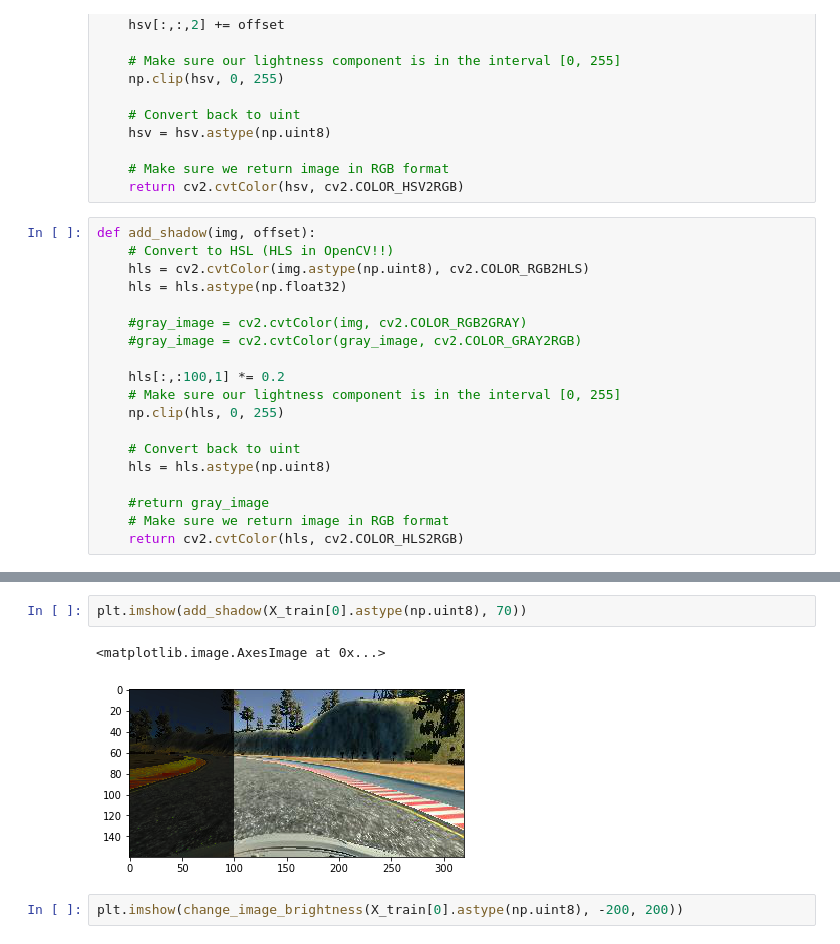
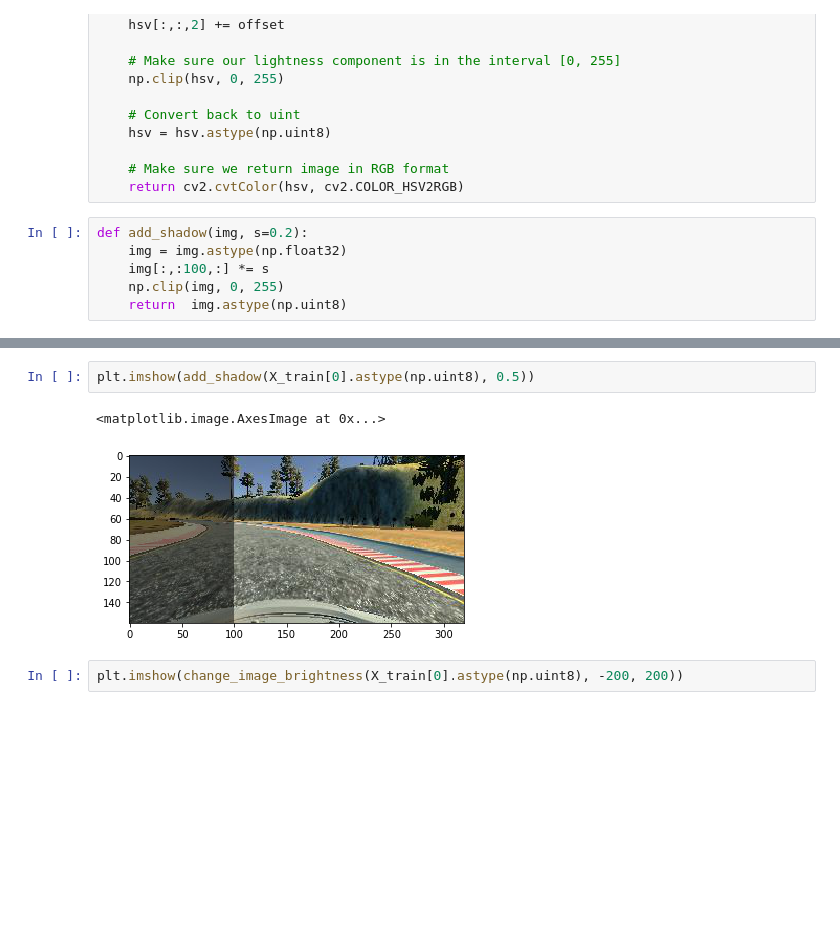
Before and after one commit to Bilalkhanten/CarND-Behavioral-Cloning-P3, a Jupyter notebook: Behavioural_Driving.ipynb, the cells around one changed output, grey strips where cells are left out. Cells and saved outputs as stored; diff of their text form; blank space fills up the shorter version.

```diff
--- a/Behavioural_Driving.ipynb
+++ b/Behavioural_Driving.ipynb
@@ -135,22 +135,9 @@ def change_image_brightness(img, low, high):
 
     # Make sure we return image in RGB format
     return cv2.cvtColor(hsv, cv2.COLOR_HSV2RGB)
-# %%
-def add_shadow(img, offset):
-    # Convert to HSL (HLS in OpenCV!!)
-    hls = cv2.cvtColor(img.astype(np.uint8), cv2.COLOR_RGB2HLS)
-    hls = hls.astype(np.float32)
-
-    #gray_image = cv2.cvtColor(img, cv2.COLOR_RGB2GRAY)
-    #gray_image = cv2.cvtColor(gray_image, cv2.COLOR_GRAY2RGB)
-
-    hls[:,:100,1] *= 0.2
-    # Make sure our lightness component is in the interval [0, 255]
-    np.clip(hls, 0, 255)
-
-    # Convert back to uint
-    hls = hls.astype(np.uint8)
-
-    #return gray_image
-    # Make sure we return image in RGB format
-    return cv2.cvtColor(hls, cv2.COLOR_HLS2RGB)
+# %%
+def add_shadow(img, s=0.2):
+    img = img.astype(np.float32)
+    img[:,:100,:] *= s
+    np.clip(img, 0, 255)
+    return  img.astype(np.uint8)
@@ -226,10 +238,10 @@ def generate_images(df, target_dimensions, img_types, st_column, st_angle_calibr
 
         yield batch, steering_angles
 # %%
-plt.imshow(add_shadow(X_train[0].astype(np.uint8), 70))
+plt.imshow(add_shadow(X_train[0].astype(np.uint8), 0.5))
 # %% [output]
 <matplotlib.image.AxesImage at 0x...>
-[figure, old version]
+[figure, new version]
 # %%
 plt.imshow(change_image_brightness(X_train[0].astype(np.uint8), -200, 200))
 # %% [output]
```
Also changed, not shown: parts of 12 cells of this notebook, 1 other file.
